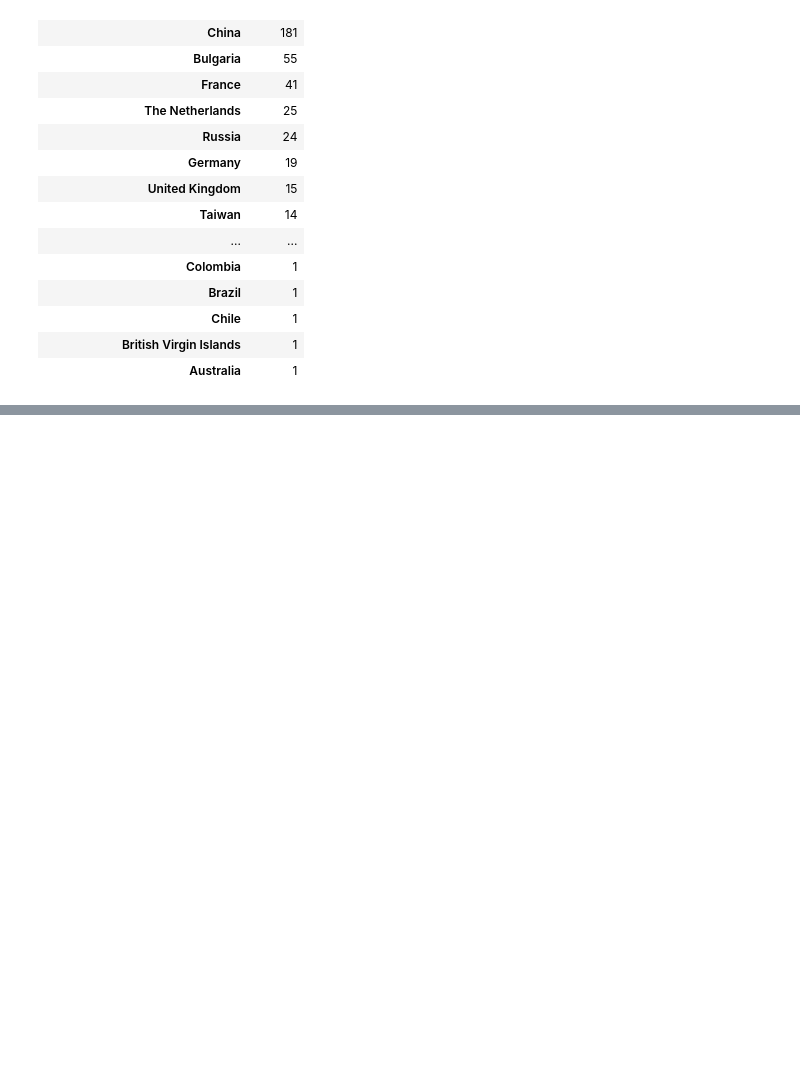
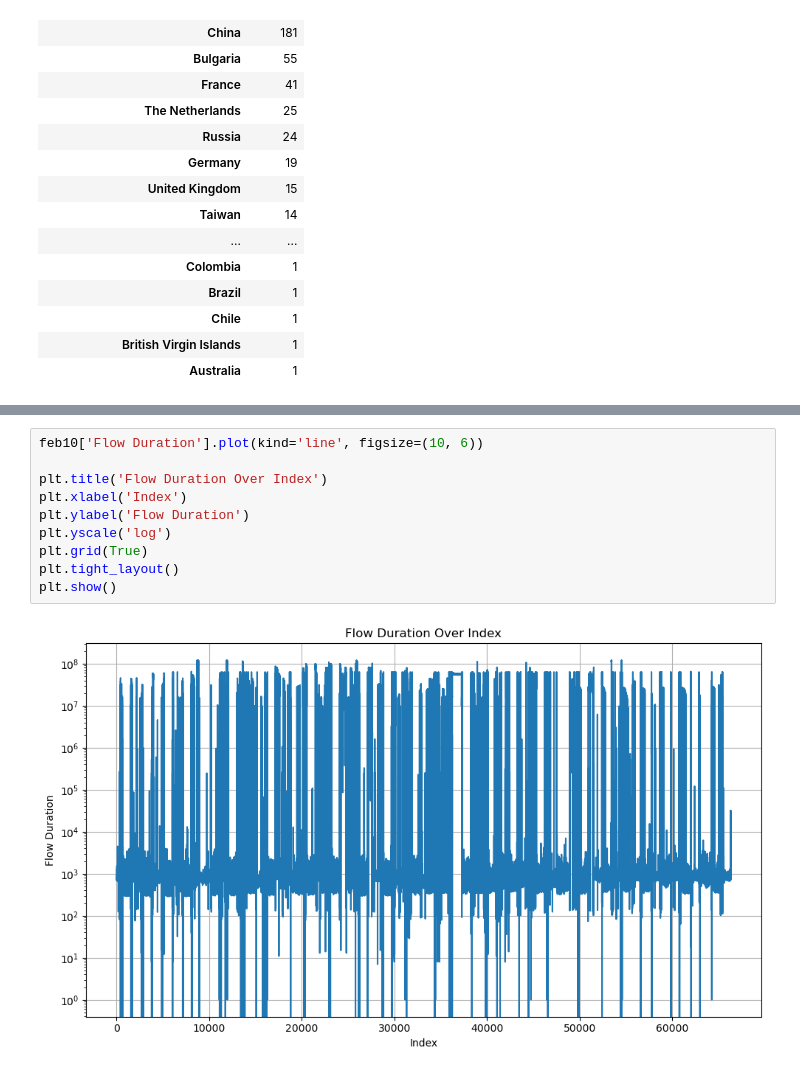
Before and after one commit to Totally-Kyle/The-CyberChase, a Jupyter notebook: EDA.ipynb, the cells around one changed output, grey strips where cells are left out. Saved outputs shown, nothing was run; the diff lists cells and outputs as text; blank space fills up the shorter version.

```diff
--- a/EDA.ipynb
+++ b/EDA.ipynb
@@ -249,0 +326,12 @@ feb9["Locations"].value_counts().to_frame()
+# %%
+feb10['Flow Duration'].plot(kind='line', figsize=(10, 6))
+
+plt.title('Flow Duration Over Index')
+plt.xlabel('Index')
+plt.ylabel('Flow Duration')
+plt.yscale('log')
+plt.grid(True)
+plt.tight_layout()
+plt.show()
+# %% [output]
+[figure, added]
```
Also changed, not shown: parts of 13 cells of this notebook.
